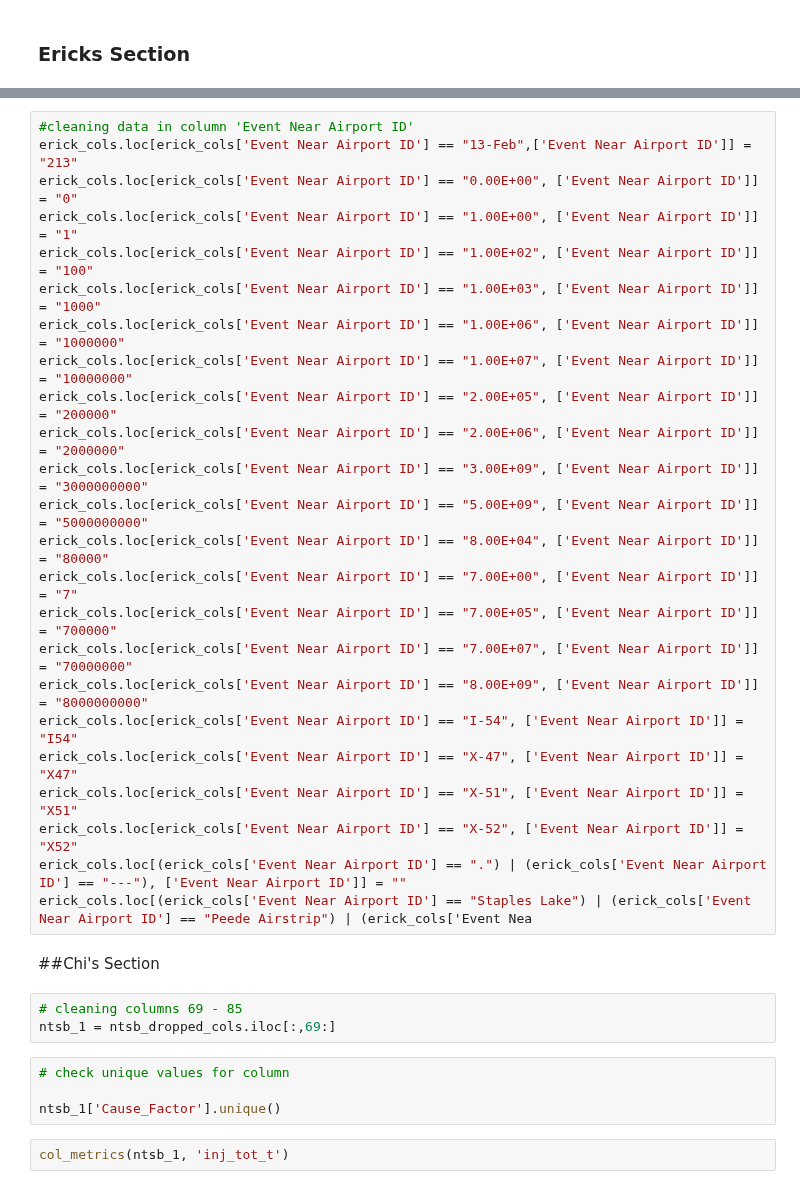
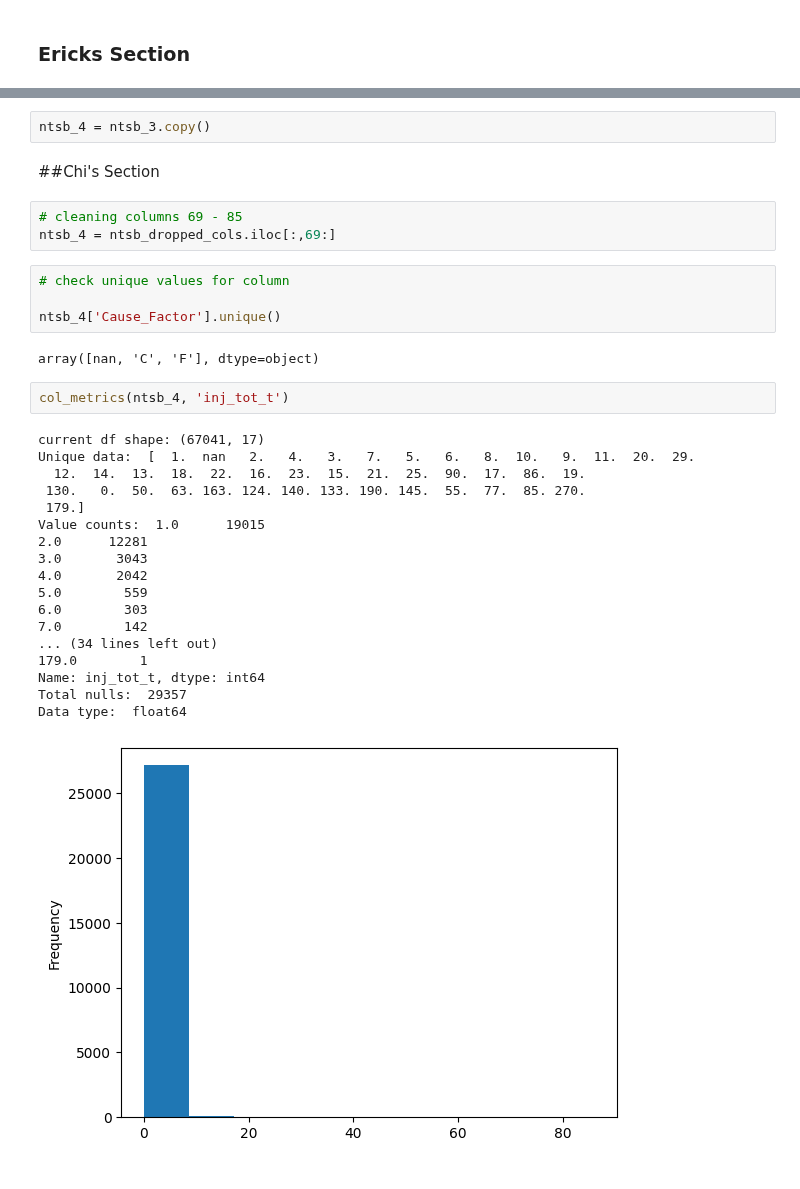
Before and after one commit to kd365/faafall22, a Jupyter notebook: cleaning.ipynb, the cells around one changed output, grey strips where cells are left out. Cells and saved outputs as stored; diff of their text form.

```diff
--- a/cleaning.ipynb
+++ b/cleaning.ipynb
@@ -1664,38 +1905,37 @@ erick_cols.info()
-# %%
-#cleaning data in column 'Event Near Airport ID'
-erick_cols.loc[erick_cols['Event Near Airport ID'] == "13-Feb",['Event Near Airport ID']] = "213"
-erick_cols.loc[erick_cols['Event Near Airport ID'] == "0.00E+00", ['Event Near Airport ID']] = "0"
-erick_cols.loc[erick_cols['Event Near Airport ID'] == "1.00E+00", ['Event Near Airport ID']] = "1"
-erick_cols.loc[erick_cols['Event Near Airport ID'] == "1.00E+02", ['Event Near Airport ID']] = "100"
-erick_cols.loc[erick_cols['Event Near Airport ID'] == "1.00E+03", ['Event Near Airport ID']] = "1000"
-erick_cols.loc[erick_cols['Event Near Airport ID'] == "1.00E+06", ['Event Near Airport ID']] = "1000000"
-erick_cols.loc[erick_cols['Event Near Airport ID'] == "1.00E+07", ['Event Near Airport ID']] = "10000000"
-erick_cols.loc[erick_cols['Event Near Airport ID'] == "2.00E+05", ['Event Near Airport ID']] = "200000"
-erick_cols.loc[erick_cols['Event Near Airport ID'] == "2.00E+06", ['Event Near Airport ID']] = "2000000"
-erick_cols.loc[erick_cols['Event Near Airport ID'] == "3.00E+09", ['Event Near Airport ID']] = "3000000000"
-erick_cols.loc[erick_cols['Event Near Airport ID'] == "5.00E+09", ['Event Near Airport ID']] = "5000000000"
-erick_cols.loc[erick_cols['Event Near Airport ID'] == "8.00E+04", ['Event Near Airport ID']] = "80000"
-erick_cols.loc[erick_cols['Event Near Airport ID'] == "7.00E+00", ['Event Near Airport ID']] = "7"
-erick_cols.loc[erick_cols['Event Near Airport ID'] == "7.00E+05", ['Event Near Airport ID']] = "700000"
-erick_cols.loc[erick_cols['Event Near Airport ID'] == "7.00E+07", ['Event Near Airport ID']] = "70000000"
-erick_cols.loc[erick_cols['Event Near Airport ID'] == "8.00E+09", ['Event Near Airport ID']] = "8000000000"
-erick_cols.loc[erick_cols['Event Near Airport ID'] == "I-54", ['Event Near Airport ID']] = "I54"
-erick_cols.loc[erick_cols['Event Near Airport ID'] == "X-47", ['Event Near Airport ID']] = "X47"
-erick_cols.loc[erick_cols['Event Near Airport ID'] == "X-51", ['Event Near Airport ID']] = "X51"
-erick_cols.loc[erick_cols['Event Near Airport ID'] == "X-52", ['Event Near Airport ID']] = "X52"
-erick_cols.loc[(erick_cols['Event Near Airport ID'] == ".") | (erick_cols['Event Near Airport ID'] == "---"), ['Event Near Airport ID']] = ""
-erick_cols.loc[(erick_cols['Event Near Airport ID'] == "Staples Lake") | (erick_cols['Event Near Airport ID'] == "Peede Airstrip") | (erick_cols['Event Nea
+# %%
+ntsb_4 = ntsb_3.copy()
 # %% [markdown]
 ##Chi's Section
 # %%
 # cleaning columns 69 - 85
-ntsb_1 = ntsb_dropped_cols.iloc[:,69:]
+ntsb_4 = ntsb_dropped_cols.iloc[:,69:]
 # %%
 # check unique values for column
 
-ntsb_1['Cause_Factor'].unique()
+ntsb_4['Cause_Factor'].unique()
+# %% [output]
+array([nan, 'C', 'F'], dtype=object)
 # %%
-col_metrics(ntsb_1, 'inj_tot_t')
+col_metrics(ntsb_4, 'inj_tot_t')
+# %% [output]
+current df shape: (67041, 17)
+Unique data:  [  1.  nan   2.   4.   3.   7.   5.   6.   8.  10.   9.  11.  20.  29.
+  12.  14.  13.  18.  22.  16.  23.  15.  21.  25.  90.  17.  86.  19.
+ 130.   0.  50.  63. 163. 124. 140. 133. 190. 145.  55.  77.  85. 270.
+ 179.]
+Value counts:  1.0      19015
+2.0      12281
+3.0       3043
+4.0       2042
+5.0        559
+6.0        303
+7.0        142
+... (34 lines left out)
+179.0        1
+Name: inj_tot_t, dtype: int64
+Total nulls:  29357
+Data type:  float64
+[figure, added]
 # %%
 # Column 69: Wind_vel_ind
 
```
Also changed, not shown: parts of 55 cells of this notebook.
